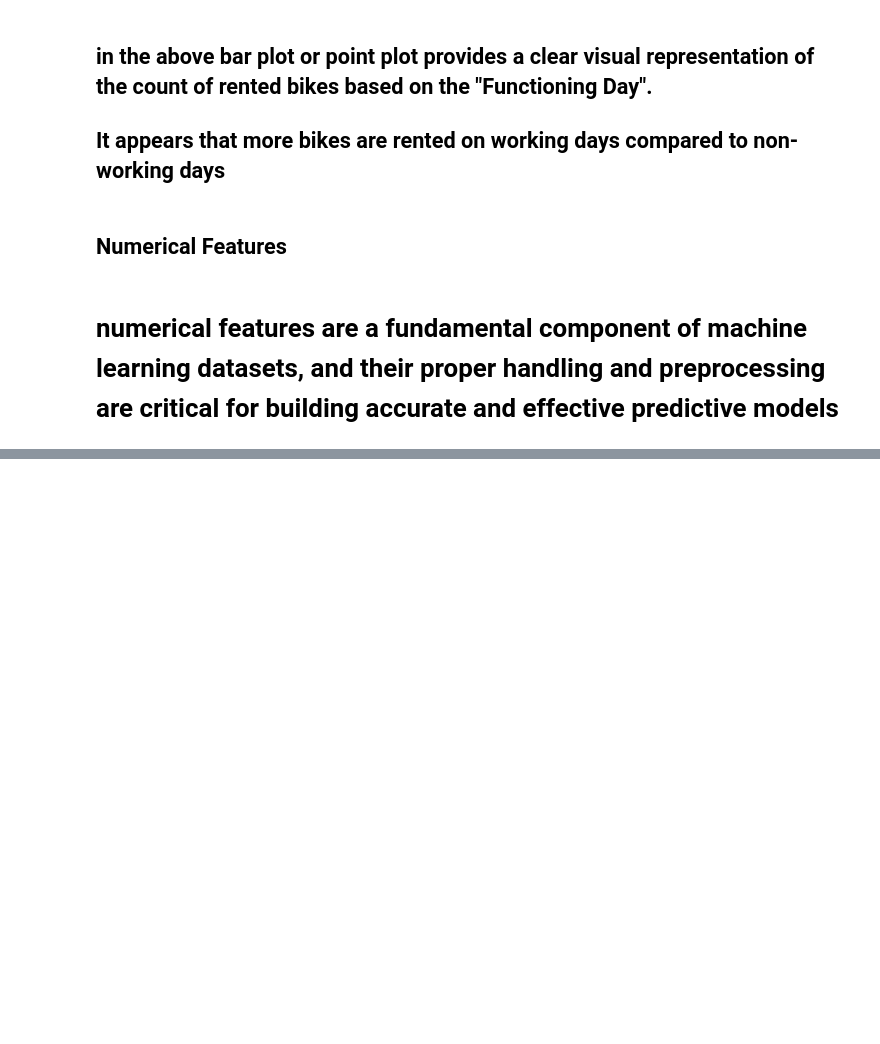
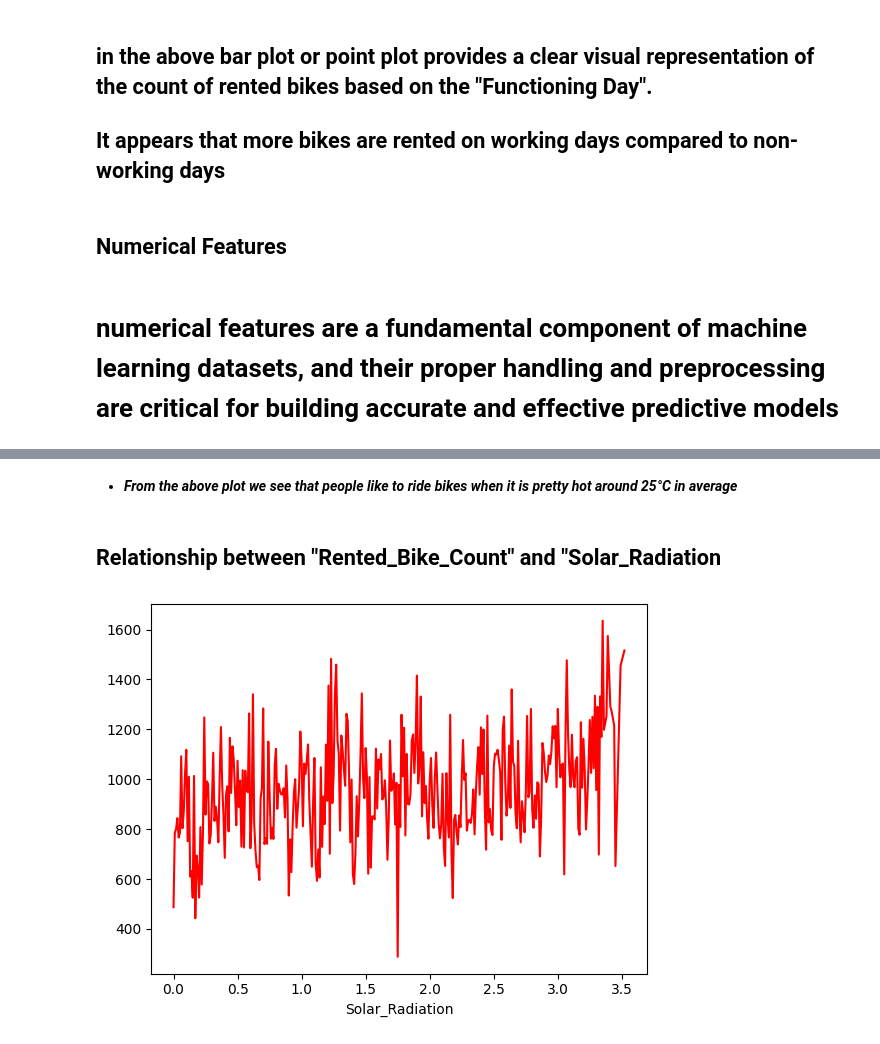
Before and after one commit to Kumarisimran626/S.K-Bike-Sharing-Demand-Prediction-Capstone-Project, a Jupyter notebook: S_K_Bike_Sharing_Demand_Prediction_Capstone_Project.ipynb, the cells around one changed output, grey strips where cells are left out. Drawn from its saved outputs; the diff is of its cells as text; code cells hidden in the pictures; blank space fills up the shorter version.

```diff
--- a/S_K_Bike_Sharing_Demand_Prediction_Capstone_Project.ipynb
+++ b/S_K_Bike_Sharing_Demand_Prediction_Capstone_Project.ipynb
@@ -599,0 +629,10 @@ plt.show()
+# %% [markdown]
+* ***From the above plot we see that people like to ride bikes when it is pretty hot around 25°C in average***
+# %% [markdown]
+## Relationship between "Rented_Bike_Count" and "Solar_Radiation
+# %%
+#print the plot to analyze the relationship between "Rented_Bike_Count" and "Solar_Radiation"
+Bike_df.groupby('Solar_Radiation').mean()['Rented_Bike_Count'].plot(color='red')
+plt.savefig('Numerical vs.Rented3.png', dpi=300, bbox_inches='tight')
+# %% [output]
+[figure, added]
```
Also changed, not shown: parts of 26 cells of this notebook.
